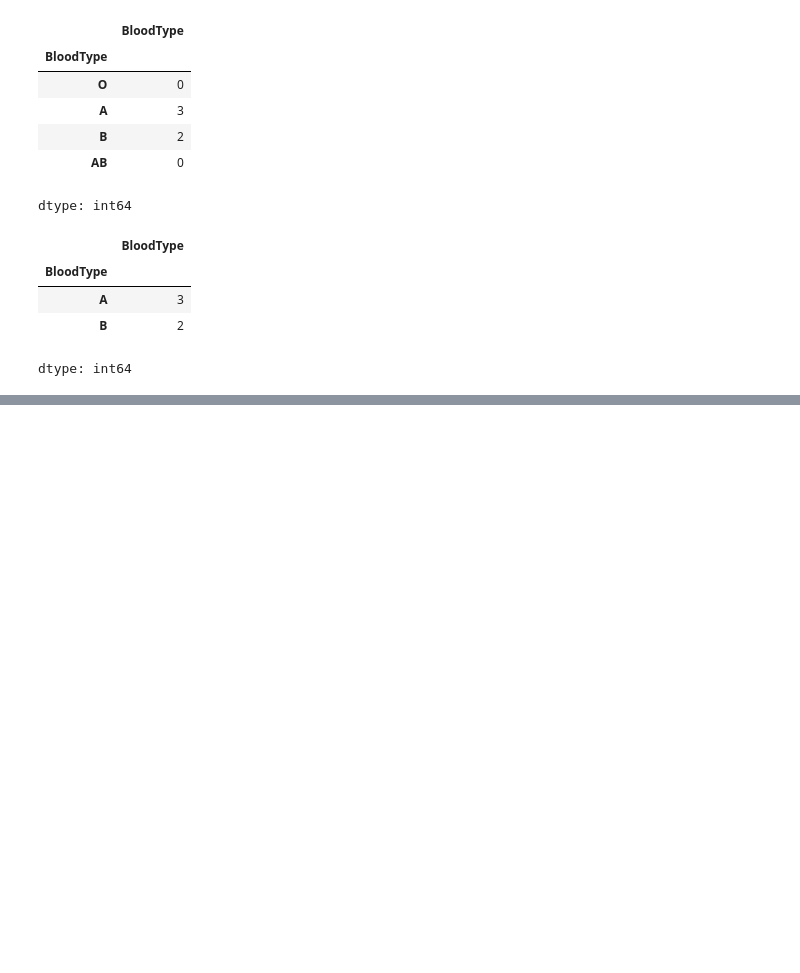
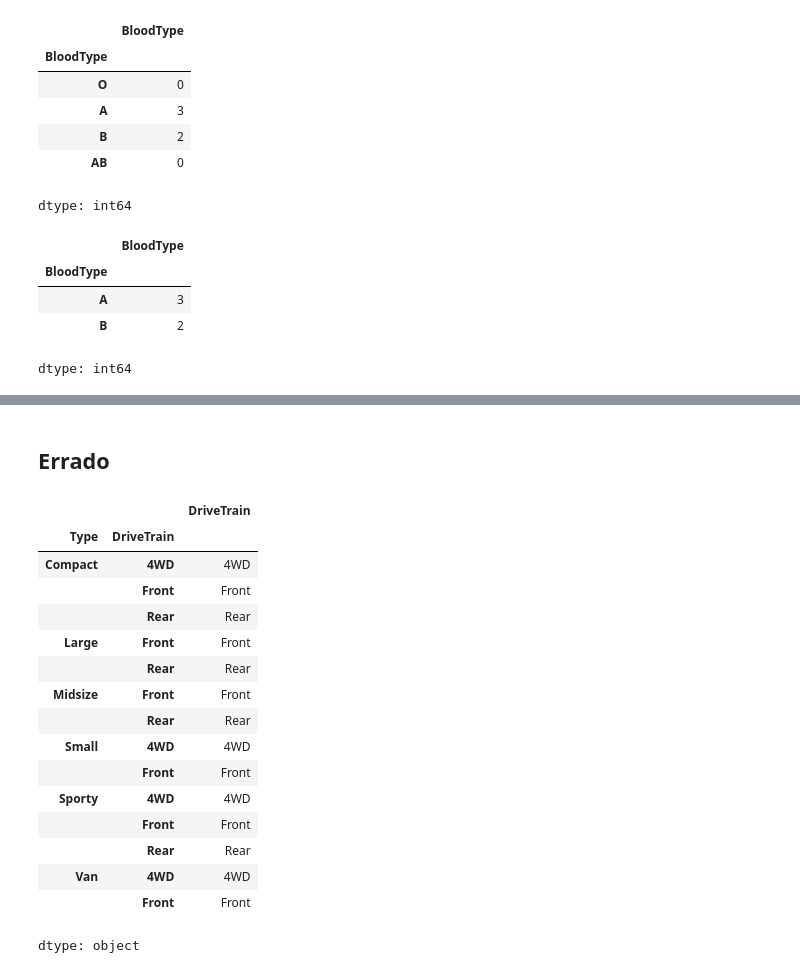
Before and after one commit to Rogerio-mack/IMT_CD_2026, a Jupyter notebook: hands_on_groupBy.ipynb, the cells around one changed output, grey strips where cells are left out. Saved outputs shown, nothing was run; the diff lists cells and outputs as text; code cells hidden in the pictures; blank space fills up the shorter version.

```diff
--- a/hands_on_groupBy.ipynb
+++ b/hands_on_groupBy.ipynb
@@ -514,0 +531,22 @@ dtype: int64
+# %% [markdown]
+## Errado
+# %%
+df.groupby(['Type', 'DriveTrain'])['DriveTrain'].apply(lambda x: x.mode().iloc[0] if not x.mode().empty else None)
+# %% [output]
+|  |  | DriveTrain |
+| Type | DriveTrain |  |
+| Compact | 4WD | 4WD |
+|  | Front | Front |
+|  | Rear | Rear |
+| Large | Front | Front |
+|  | Rear | Rear |
+| Midsize | Front | Front |
+|  | Rear | Rear |
+| Small | 4WD | 4WD |
+|  | Front | Front |
+| Sporty | 4WD | 4WD |
+|  | Front | Front |
+|  | Rear | Rear |
+| Van | 4WD | 4WD |
+|  | Front | Front |
+dtype: object
```
Also changed, not shown: parts of 3 cells of this notebook.
